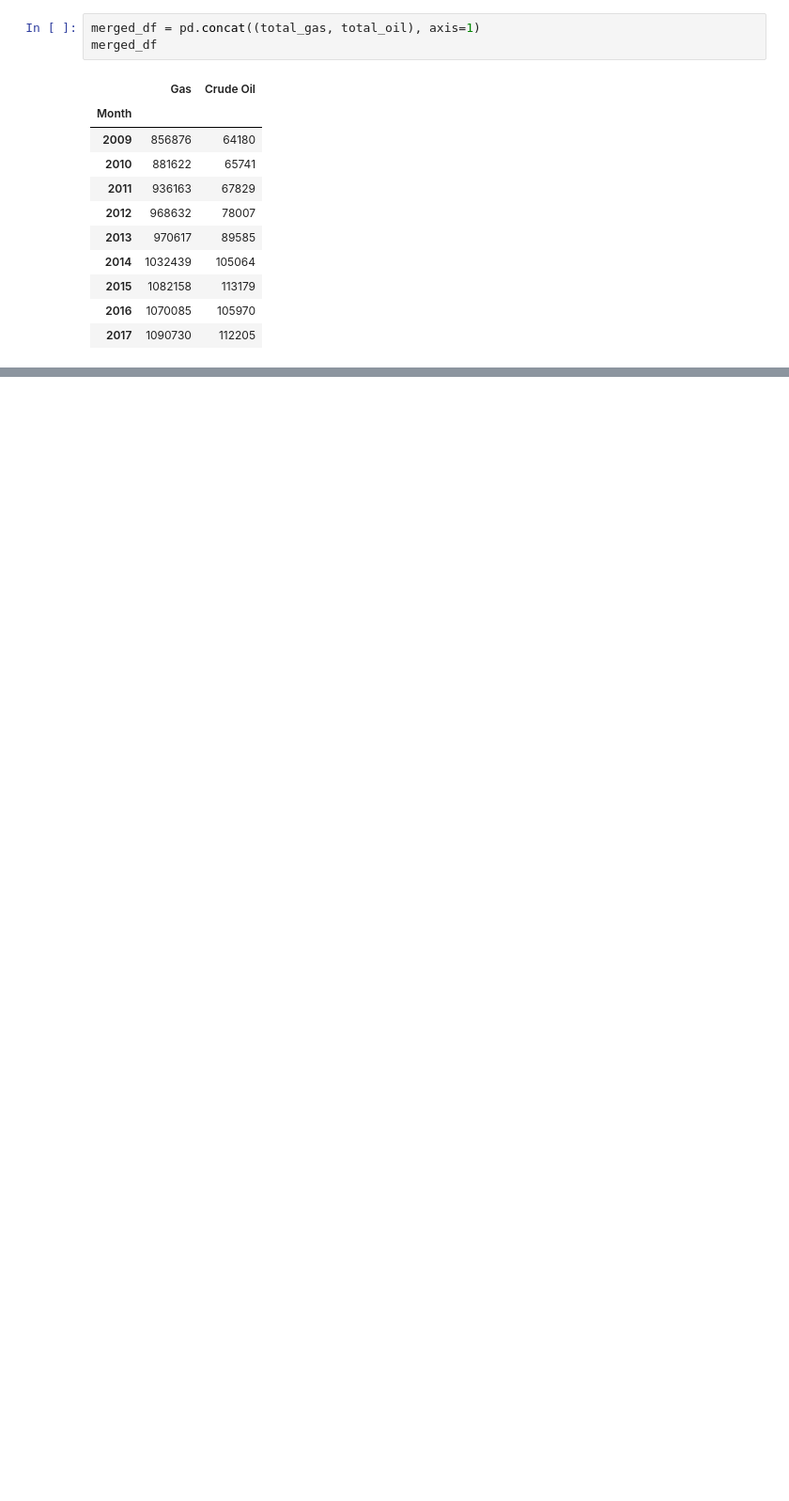
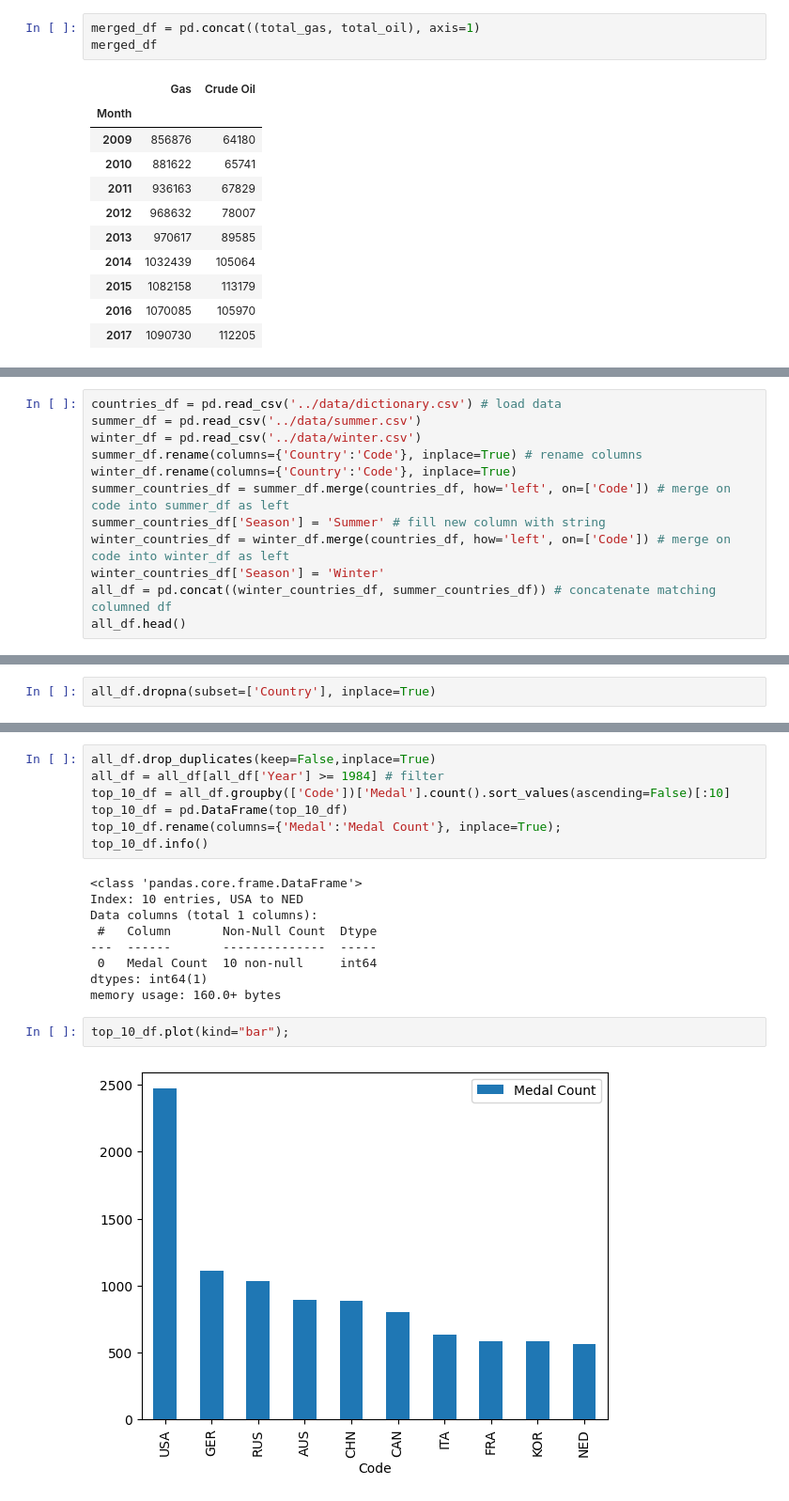
Before and after one commit to hughharford/d_s, a Jupyter notebook: notebooks/data_sci_basics.ipynb, the cells around one changed output, grey strips where cells are left out. Shown at 94% size. Cells and saved outputs as stored; diff of their text form; blank space fills up the shorter version.

Commit message:
started plotting

```diff
--- a/notebooks/data_sci_basics.ipynb
+++ b/notebooks/data_sci_basics.ipynb
@@ -587,0 +761,12 @@ plot.legend(['Gas (Millions of Cubic feet)', 'Crude Oil (Thousands of barrels)']
+# %%
+countries_df = pd.read_csv('../data/dictionary.csv') # load data
+summer_df = pd.read_csv('../data/summer.csv')
+winter_df = pd.read_csv('../data/winter.csv')
+summer_df.rename(columns={'Country':'Code'}, inplace=True) # rename columns
+winter_df.rename(columns={'Country':'Code'}, inplace=True)
+summer_countries_df = summer_df.merge(countries_df, how='left', on=['Code']) # merge on code into summer_df as left
+summer_countries_df['Season'] = 'Summer' # fill new column with string
+winter_countries_df = winter_df.merge(countries_df, how='left', on=['Code']) # merge on code into winter_df as left
+winter_countries_df['Season'] = 'Winter'
+all_df = pd.concat((winter_countries_df, summer_countries_df)) # concatenate matching columned df
+all_df.head()
@@ -587,0 +786,2 @@ plot.legend(['Gas (Millions of Cubic feet)', 'Crude Oil (Thousands of barrels)']
+# %%
+all_df.dropna(subset=['Country'], inplace=True)
@@ -587,0 +794,20 @@ plot.legend(['Gas (Millions of Cubic feet)', 'Crude Oil (Thousands of barrels)']
+# %%
+all_df.drop_duplicates(keep=False,inplace=True)
+all_df = all_df[all_df['Year'] >= 1984] # filter
+top_10_df = all_df.groupby(['Code'])['Medal'].count().sort_values(ascending=False)[:10]
+top_10_df = pd.DataFrame(top_10_df)
+top_10_df.rename(columns={'Medal':'Medal Count'}, inplace=True);
+top_10_df.info()
+# %% [output]
+<class 'pandas.core.frame.DataFrame'>
+Index: 10 entries, USA to NED
+Data columns (total 1 columns):
+ #   Column       Non-Null Count  Dtype
+---  ------       --------------  -----
+ 0   Medal Count  10 non-null     int64
+dtypes: int64(1)
+memory usage: 160.0+ bytes
+# %%
+top_10_df.plot(kind="bar");
+# %% [output]
+[figure, added]
```
Also changed, not shown: parts of 45 cells of this notebook, 3 other files.
